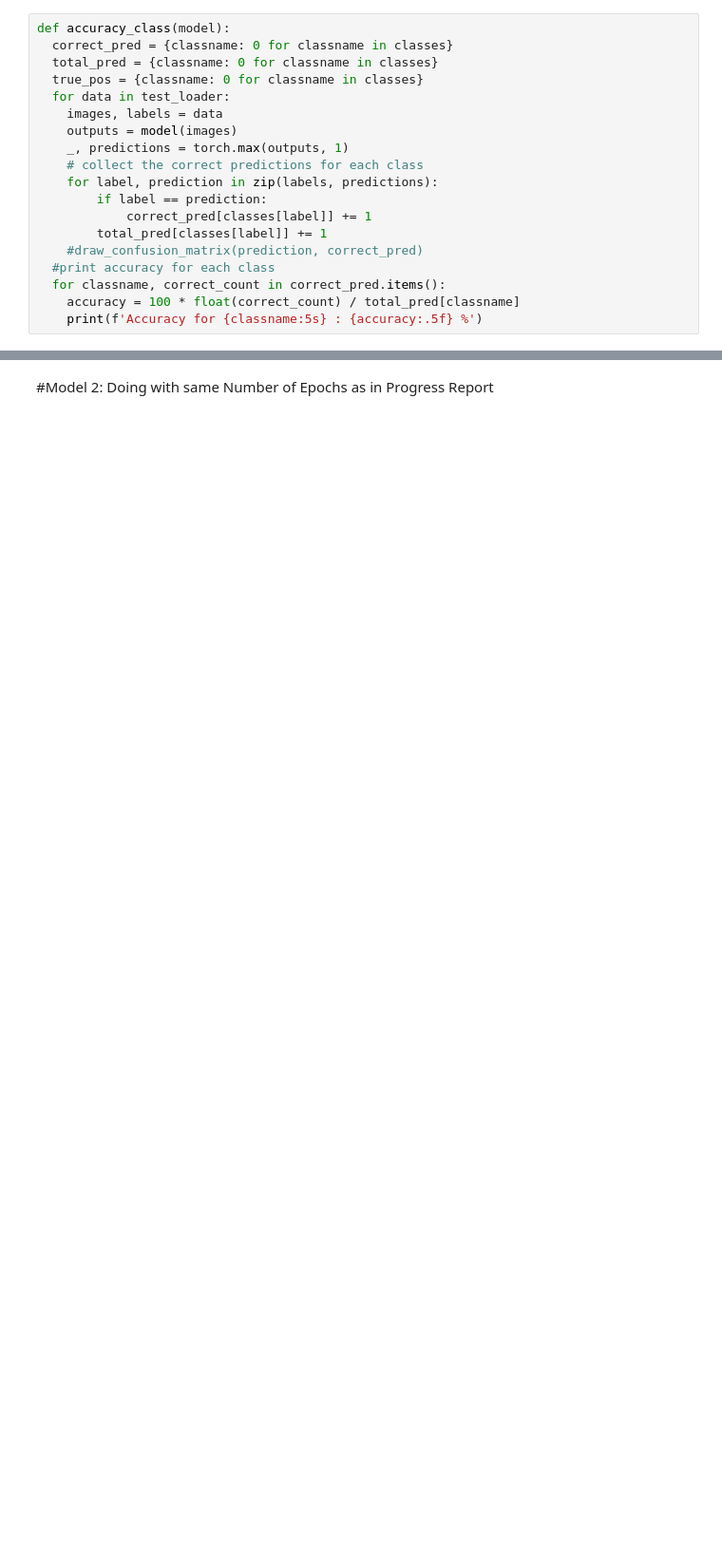
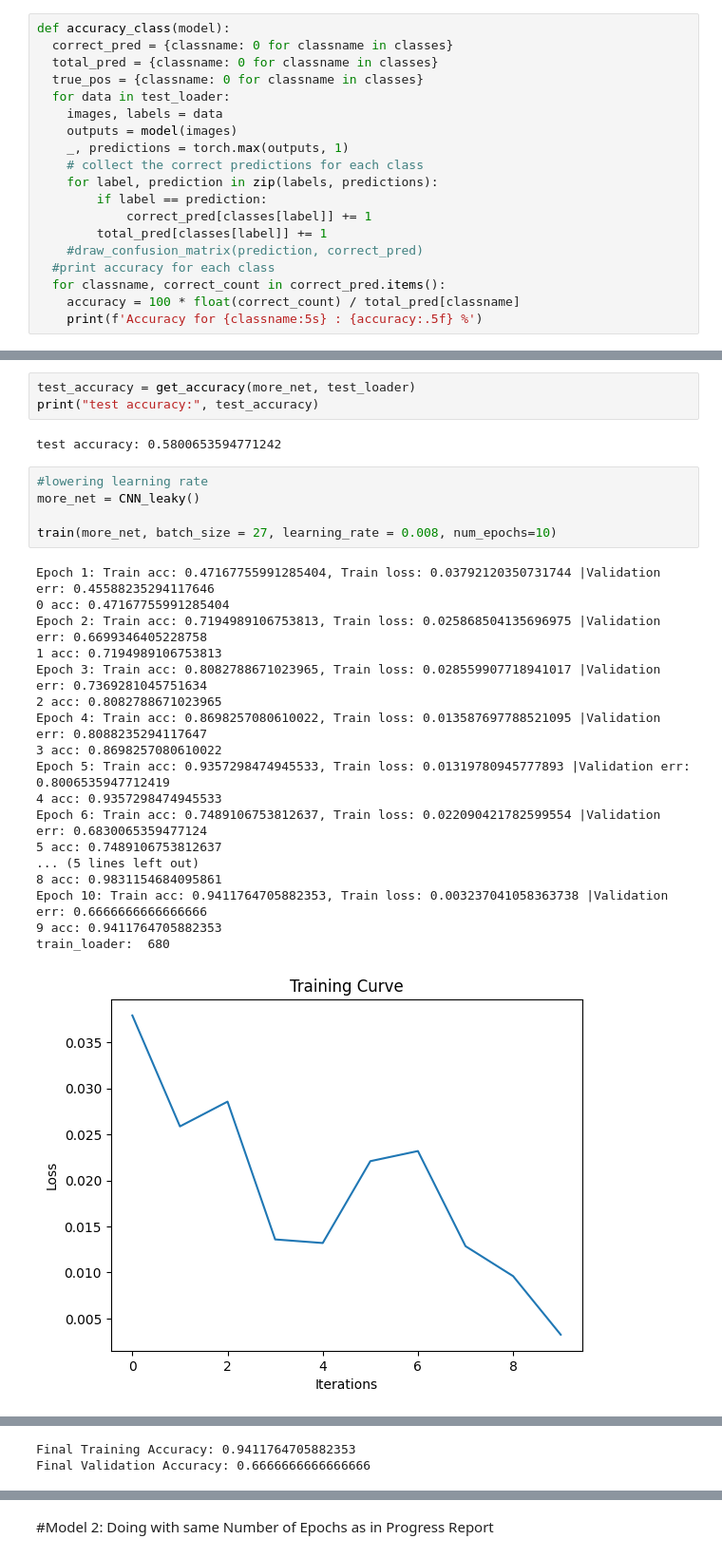
Before and after one commit to mikeacquaviva/APS360-Leukaemia-Classification, a Jupyter notebook: cnn_leukemia.ipynb, the cells around one changed output, grey strips where cells are left out. Shown at 95% size. Drawn from its saved outputs; the diff is of its cells as text; blank space fills up the shorter version.

```diff
--- a/cnn_leukemia.ipynb
+++ b/cnn_leukemia.ipynb
@@ -315,0 +337,29 @@ def accuracy_class(model):
+# %%
+test_accuracy = get_accuracy(more_net, test_loader)
+print("test accuracy:", test_accuracy)
+# %% [output]
+test accuracy: 0.5800653594771242
+# %%
+#lowering learning rate
+more_net = CNN_leaky()
+
+train(more_net, batch_size = 27, learning_rate = 0.008, num_epochs=10)
+# %% [output]
+Epoch 1: Train acc: 0.47167755991285404, Train loss: 0.03792120350731744 |Validation err: 0.45588235294117646
+0 acc: 0.47167755991285404
+Epoch 2: Train acc: 0.7194989106753813, Train loss: 0.025868504135696975 |Validation err: 0.6699346405228758
+1 acc: 0.7194989106753813
+Epoch 3: Train acc: 0.8082788671023965, Train loss: 0.028559907718941017 |Validation err: 0.7369281045751634
+2 acc: 0.8082788671023965
+Epoch 4: Train acc: 0.8698257080610022, Train loss: 0.013587697788521095 |Validation err: 0.8088235294117647
+3 acc: 0.8698257080610022
+Epoch 5: Train acc: 0.9357298474945533, Train loss: 0.01319780945777893 |Validation err: 0.8006535947712419
+4 acc: 0.9357298474945533
+Epoch 6: Train acc: 0.7489106753812637, Train loss: 0.022090421782599554 |Validation err: 0.6830065359477124
+5 acc: 0.7489106753812637
+... (5 lines left out)
+8 acc: 0.9831154684095861
+Epoch 10: Train acc: 0.9411764705882353, Train loss: 0.003237041058363738 |Validation err: 0.6666666666666666
+9 acc: 0.9411764705882353
+train_loader:  680
+[figure, added]
@@ -315,0 +367,2 @@ def accuracy_class(model):
+Final Training Accuracy: 0.9411764705882353
+Final Validation Accuracy: 0.6666666666666666
```
Also changed, not shown: parts of 28 cells of this notebook.
